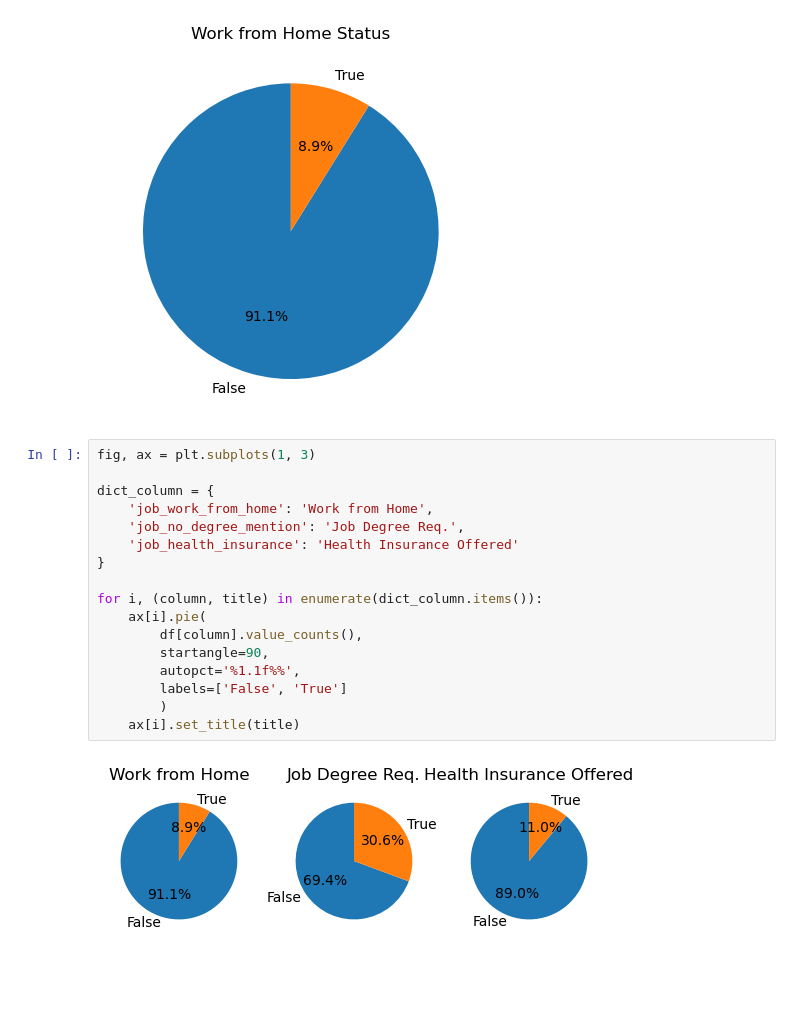
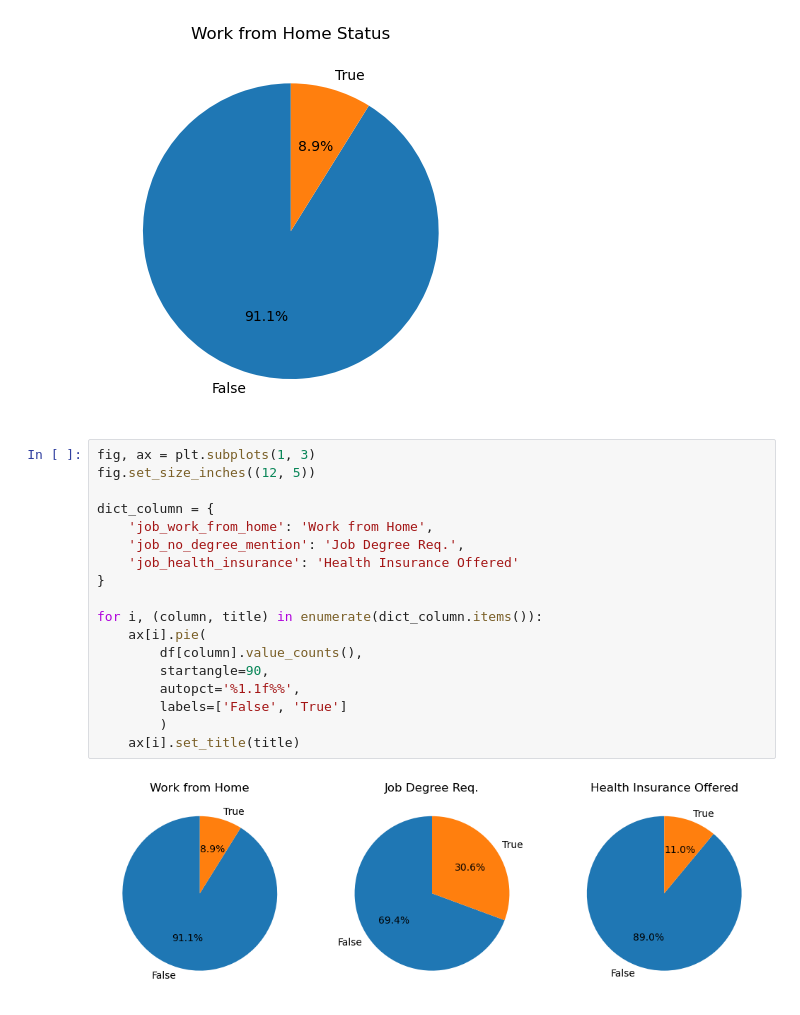
Before and after one commit to TimAnderson1/Python-Project, a Jupyter notebook: 2_Advanced/14_Matplotlib_Pie_Plots.ipynb, the cells around one changed output. Cells and saved outputs as stored; diff of their text form; blank space fills up the shorter version.

```diff
--- a/2_Advanced/14_Matplotlib_Pie_Plots.ipynb
+++ b/2_Advanced/14_Matplotlib_Pie_Plots.ipynb
@@ -33,20 +33,21 @@ plt.ylabel('');
 [figure]
 # %%
 fig, ax = plt.subplots(1, 3)
+fig.set_size_inches((12, 5))
 
 dict_column = {
     'job_work_from_home': 'Work from Home',
     'job_no_degree_mention': 'Job Degree Req.',
     'job_health_insurance': 'Health Insurance Offered'
 }
 
 for i, (column, title) in enumerate(dict_column.items()):
     ax[i].pie(
         df[column].value_counts(),
         startangle=90,
         autopct='%1.1f%%',
         labels=['False', 'True']
         )
     ax[i].set_title(title)
 # %% [output]
-[figure, old version]
+[figure, new version]
```
Also changed, not shown: 20 other files.
